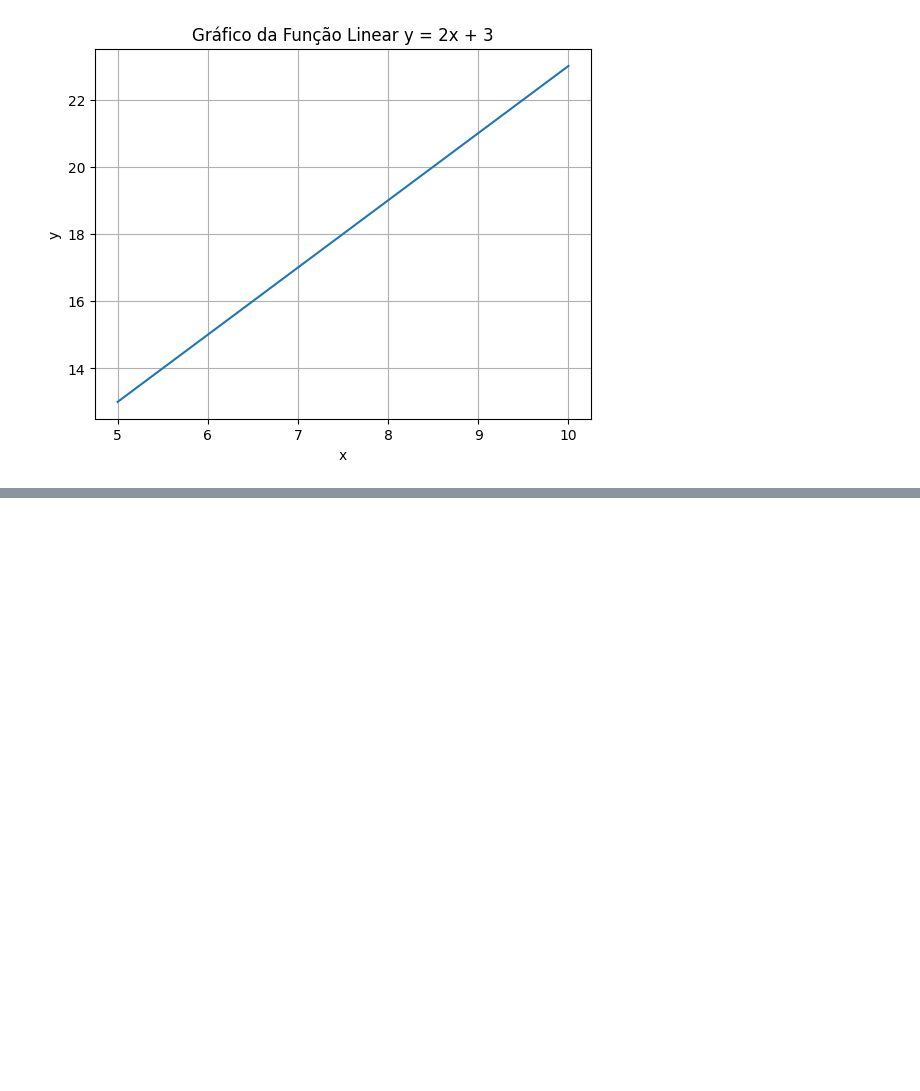
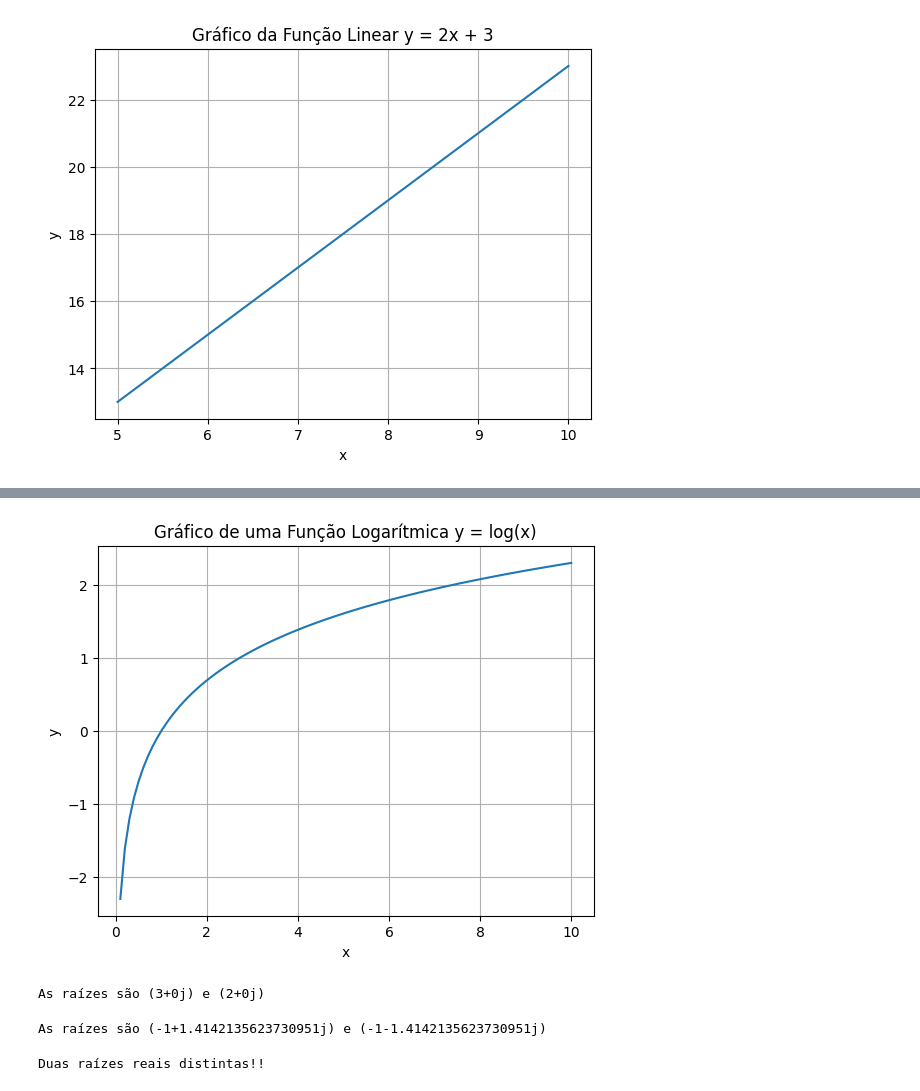
Before and after one commit to Fer-Bugalho/academic_practice, a Jupyter notebook: Laboratório Prático 2.ipynb, the cells around one changed output, grey strips where cells are left out. Drawn from its saved outputs; the diff is of its cells as text; code cells hidden in the pictures; blank space fills up the shorter version.

```diff
--- a/Laboratório Prático 2.ipynb
+++ b/Laboratório Prático 2.ipynb
@@ -50,0 +73,74 @@ plt.show()
+# %%
+#Exercício 5: Gráfico de uma Função Logarítmica:
+#Desenhe o gráfico de y = log(x) (logaritmo natural) para valores de x no intervalo de 0.1 a 10.
+
+import numpy as np
+import matplotlib.pyplot as plt
+
+x = np.linspace(0.1,10,100)
+y = np.log(x)
+
+plt.plot(x, y)
+plt.xlabel('x')
+plt.ylabel('y')
+plt.title('Gráfico de uma Função Logarítmica y = log(x)')
+plt.grid(True)
+plt.show()
+# %% [output]
+[figure, added]
+# %%
+#Exercício 6: Resolver uma Equação Quadrática
+#Escreva um script em Python que resolve a equação x^2 − 5x + 6 = 0 e imprime as raízes.
+
+import cmath
+
+a, b, c = 1, -5, 6
+
+delta = (b ** 2) - (4 * a * c)
+
+sol_positivo = (-b + cmath.sqrt(delta)) / (2 * a )
+sol_negativo = (-b - cmath.sqrt(delta)) / (2 * a )
+
+print("As raízes são {0} e {1}".format(sol_positivo,sol_negativo))
+# %% [output]
+As raízes são (3+0j) e (2+0j)
+# %%
+#Exercício 7: Equação Quadrática com Entrada do Usuário
+#Modifique o programa anterior para aceitar coeficientes a, b, e c de um usuário e resolver a equação quadrática correspondente.
+
+a = float(input("Digite o Coeficiente a: "))
+b = float(input("Digite o Coeficiente b: "))
+c = float(input("Digite o Coeficiente c: "))
+
+import cmath
+
+delta = (b ** 2) - (4 * a * c)
+
+sol_positivo = (-b + cmath.sqrt(delta)) / (2 * a )
+sol_negativo = (-b - cmath.sqrt(delta)) / (2 * a )
+
+print("As raízes são {0} e {1}".format(sol_positivo,sol_negativo))
+# %% [output]
+As raízes são (-1+1.4142135623730951j) e (-1-1.4142135623730951j)
+# %%
+#Exercício 8: Equação Quadrática com Discriminante
+#Para a equação quadrática ax^2 + bx + c = 0, calcule o discriminante e determine o número de raízes reais.
+
+import cmath
+
+a = float(input("Digite o Coeficiente a: "))
+b = float(input("Digite o Coeficiente b: "))
+c = float(input("Digite o Coeficiente c: "))
+
+d = (b ** 2) - (4 * a * c)
+
+if d > 0:
+    print("Duas raízes reais distintas!!")
+
+elif d == 0:
+    print("Uma raiz real dupla!!")
+
+else:
+    print("Equação não possui raízes reais!!")
+# %% [output]
+Duas raízes reais distintas!!
```
Also changed, not shown: parts of 5 cells of this notebook.
